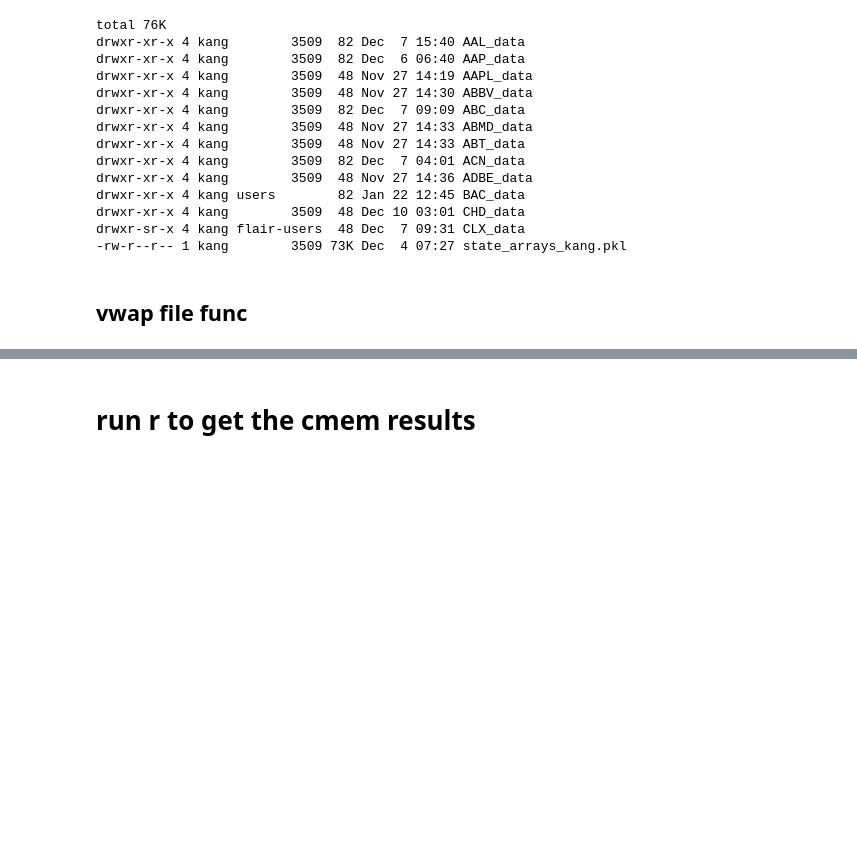
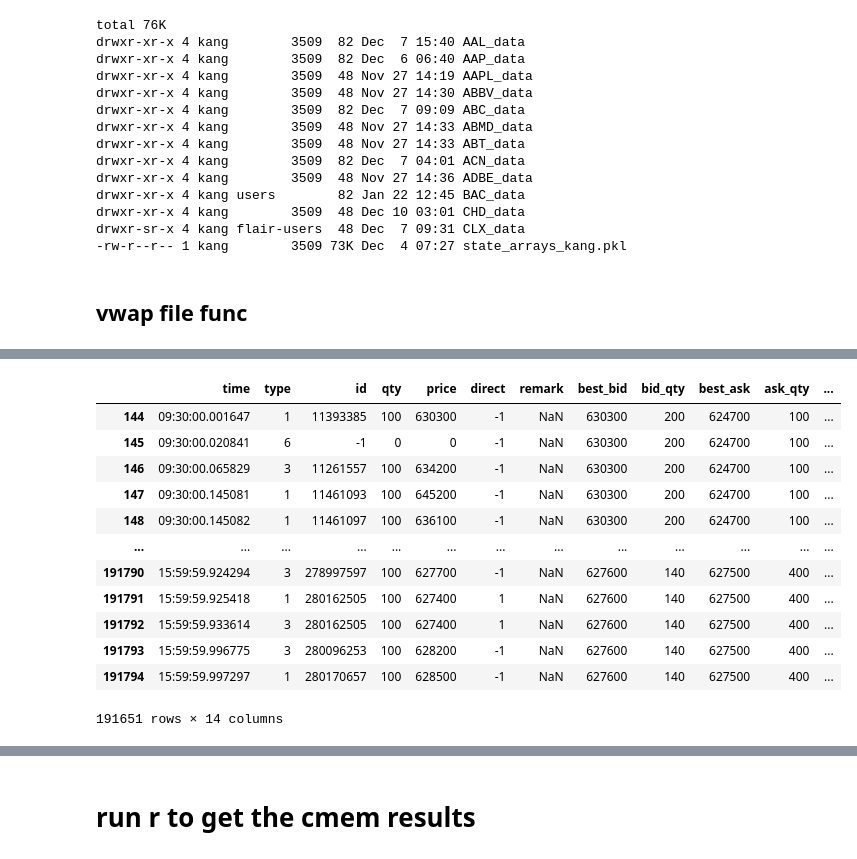
Before and after one commit to KangOxford/IntradayVoume, a Jupyter notebook: codes/loong.ipynb, the cells around one changed output, grey strips where cells are left out. Drawn from its saved outputs; the diff is of its cells as text; code cells hidden in the pictures; blank space fills up the shorter version.

```diff
--- a/codes/loong.ipynb
+++ b/codes/loong.ipynb
@@ -243,0 +352,19 @@ lstsymbols = ['AEP','GS','FITB','GPN','AAPL']
+# %%
+df['trading_volume'] = df[df.type==4].qty.sum()
+task_ratio = 0.01
+df['task_volume'] = (df.trading_volume * task_ratio).apply(int)
+df
+# %% [output]
+|  | time | type | id | qty | price | direct | remark | best_bid | bid_qty | best_ask | ask_qty | ... |
+| 144 | 09:30:00.001647 | 1 | 11393385 | 100 | 630300 | -1 | NaN | 630300 | 200 | 624700 | 100 | ... |
+| 145 | 09:30:00.020841 | 6 | -1 | 0 | 0 | -1 | NaN | 630300 | 200 | 624700 | 100 | ... |
+| 146 | 09:30:00.065829 | 3 | 11261557 | 100 | 634200 | -1 | NaN | 630300 | 200 | 624700 | 100 | ... |
+| 147 | 09:30:00.145081 | 1 | 11461093 | 100 | 645200 | -1 | NaN | 630300 | 200 | 624700 | 100 | ... |
+| 148 | 09:30:00.145082 | 1 | 11461097 | 100 | 636100 | -1 | NaN | 630300 | 200 | 624700 | 100 | ... |
+| ... | ... | ... | ... | ... | ... | ... | ... | ... | ... | ... | ... | ... |
+| 191790 | 15:59:59.924294 | 3 | 278997597 | 100 | 627700 | -1 | NaN | 627600 | 140 | 627500 | 400 | ... |
+| 191791 | 15:59:59.925418 | 1 | 280162505 | 100 | 627400 | 1 | NaN | 627600 | 140 | 627500 | 400 | ... |
+| 191792 | 15:59:59.933614 | 3 | 280162505 | 100 | 627400 | 1 | NaN | 627600 | 140 | 627500 | 400 | ... |
+| 191793 | 15:59:59.996775 | 3 | 280096253 | 100 | 628200 | -1 | NaN | 627600 | 140 | 627500 | 400 | ... |
+| 191794 | 15:59:59.997297 | 1 | 280170657 | 100 | 628500 | -1 | NaN | 627600 | 140 | 627500 | 400 | ... |
+191651 rows × 14 columns
```
Also changed, not shown: parts of 24 cells of this notebook.
